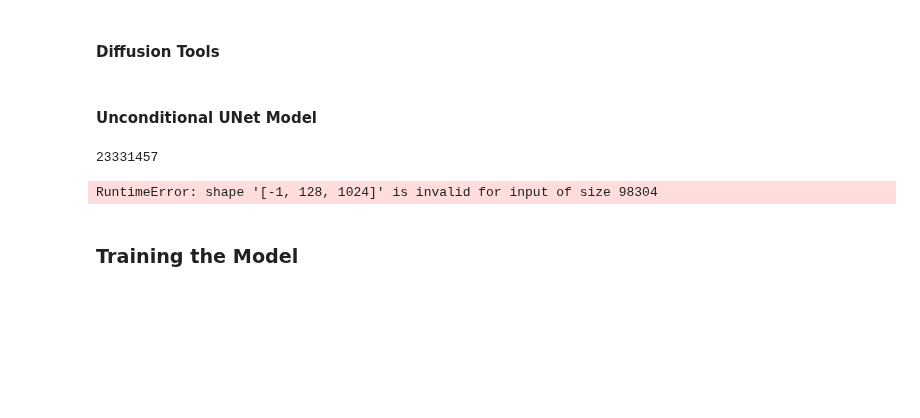
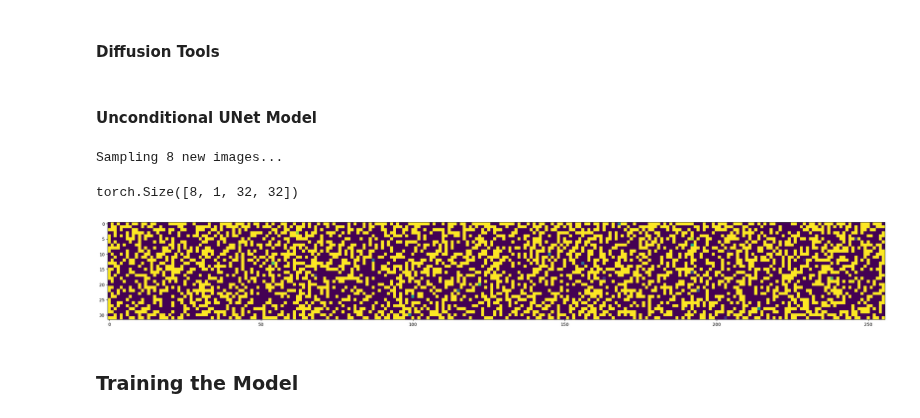
Before and after one commit to arkeodev/computer-vision, a Jupyter notebook: Simple_Diffusion_Models/diffusion_models.ipynb, the cells around one changed output. Drawn from its saved outputs; the diff is of its cells as text; code cells hidden in the pictures; blank space fills up the shorter version.

```diff
--- a/Simple_Diffusion_Models/diffusion_models.ipynb
+++ b/Simple_Diffusion_Models/diffusion_models.ipynb
@@ -429,16 +432,22 @@ class FashionMNISTDataModule(L.LightningDataModule):
             Lambda(lambda t: (t * 2) - 1),
         ])
 
-    def setup(self):
-        self.fashionmnist_train = datasets.FashionMNIST(self.data_dir, train=True, transform=self.transform)
-        self.dims = tuple(self.fashionmnist_train[0][0].shape)
+    def prepare_data(self):
+        # download datasets
+        datasets.FashionMNIST(self.data_dir, train=True, download=True)
+
+    def setup(self, stage: str):
+        if stage == "fit":
+          self.fashionmnist_train = datasets.FashionMNIST(self.data_dir, train=True, transform=self.transform)
+          self.dims = tuple(self.fashionmnist_train[0][0].shape)
 
     def train_dataloader(self):
         return DataLoader(self.fashionmnist_train, batch_size=self.batch_size, shuffle=True, num_workers=2)
 
 # Create an instance of the DataModule
 fashion_mnist_dm = FashionMNISTDataModule(data_dir="./data", batch_size=128)
-fashion_mnist_dm.setup()
+fashion_mnist_dm.prepare_data()
+fashion_mnist_dm.setup(stage="fit")
 # %%
 def show_images(images, labels, classes):
     fig, ax = plt.subplots(figsize=(15, 7))
@@ -466,7 +475,7 @@ class Diffusion:
     """
 
     def __init__(self, noise_steps: int = 1000, beta_start: float = 1e-4, beta_end: float = 0.02,
-                 img_size: int = 64, device: torch.device = device) -> None:
+                 img_size: int = 32, device: torch.device = device) -> None:
         # Initialize parameters for the diffusion process
         self.noise_steps = noise_steps  # Total number of diffusion steps
         self.beta_start = beta_start  # Starting value of beta for the noise schedule
@@ -503,7 +512,7 @@ class Diffusion:
         # Randomly select 'n' timesteps from the noise schedule
         return torch.randint(low=1, high=self.noise_steps, size=(n,))
 
-    def sample(self, model: nn.Module, n: int) -> Tensor:
+    def sample(self, model: nn.Module, n: int, input_channel: int) -> Tensor:
         """
         Generates new images by performing the reverse diffusion process.
         """
@@ -511,7 +520,7 @@ class Diffusion:
         model.eval()
         with torch.no_grad():
             # Initialize random noise as starting point for generation
-            x = torch.randn((n, 3, self.img_size, self.img_size)).to(self.device)
+            x = torch.randn((n, input_channel, self.img_size, self.img_size)).to(self.device)
 
             # Reverse diffusion process from the last step back to the first
             for i in tqdm(reversed(range(1, self.noise_steps)), position=0, leave=True):
@@ -699,22 +708,22 @@ class UNet(nn.Module):
         self.time_dim = time_dim
         self.inc = DoubleConv(c_in, 64)
         self.down1 = Down(64, 128)
-        self.sa1 = SelfAttention(128, 32)
+        self.sa1 = SelfAttention(128, 16)
         self.down2 = Down(128, 256)
-        self.sa2 = SelfAttention(256, 16)
+        self.sa2 = SelfAttention(256, 8)
         self.down3 = Down(256, 256)
-        self.sa3 = SelfAttention(256, 8)
+        self.sa3 = SelfAttention(256, 4)
 
         self.bot1 = DoubleConv(256, 512)
         self.bot2 = DoubleConv(512, 512)
         self.bot3 = DoubleConv(512, 256)
 
         self.up1 = Up(512, 128)
-        self.sa4 = SelfAttention(128, 16)
+        self.sa4 = SelfAttention(128, 8)
         self.up2 = Up(256, 64)
-        self.sa5 = SelfAttention(64, 32)
+        self.sa5 = SelfAttention(64, 16)
         self.up3 = Up(128, 64)
-        self.sa6 = SelfAttention(64, 64)
+        self.sa6 = SelfAttention(64, 32)
         self.outc = nn.Conv2d(64, c_out, kernel_size=1)
 
     def pos_encoding(self, t, channels):
@@ -761,16 +770,19 @@ class UNet(nn.Module):
         assert ideal_out.shape == out.shape, f"Output shape is {out.shape}, but expected {ideal_out.shape}"
         print("Output shape:", out.shape)
         print("Unet test is complete")
-# %%
-net = UNet(c_in=1, c_out=1, device="cpu").to(device)
-print(sum([p.numel() for p in net.parameters()]))
-x = torch.randn(3, 1, 32, 32)
-t = x.new_tensor([500] * x.shape[0]).long()
-y = x.new_tensor([1] * x.shape[0]).long()
-print(net(x, t).shape)
-net.test(device=device)
-# %% [output]
-23331457
-RuntimeError: shape '[-1, 128, 1024]' is invalid for input of size 98304
+# %%
+model = UNet(c_in=1, c_out=1, device=device).to(device)
+diffusion = Diffusion(img_size=32, device=device)
+x = diffusion.sample(model, 8, input_channel=1)
+print(x.shape)
+plt.figure(figsize=(32, 32))
+plt.imshow(torch.cat([
+    torch.cat([i for i in x.cpu()], dim=-1),
+], dim=-2).permute(1, 2, 0).cpu())
+plt.show()
+# %% [output]
+Sampling 8 new images...
+torch.Size([8, 1, 32, 32])
+[figure, added]
 # %% [markdown]
 ### Training the Model
```
Also changed, not shown: parts of 9 cells of this notebook.
